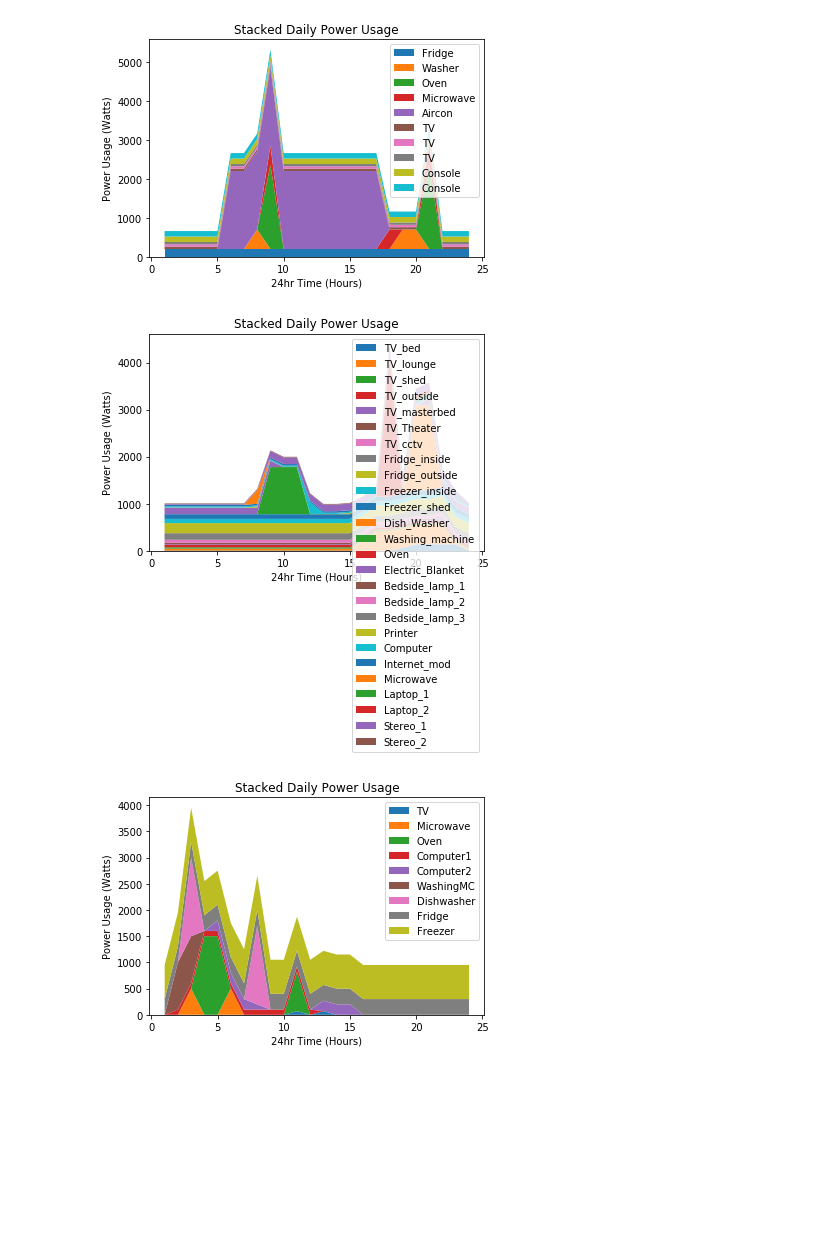
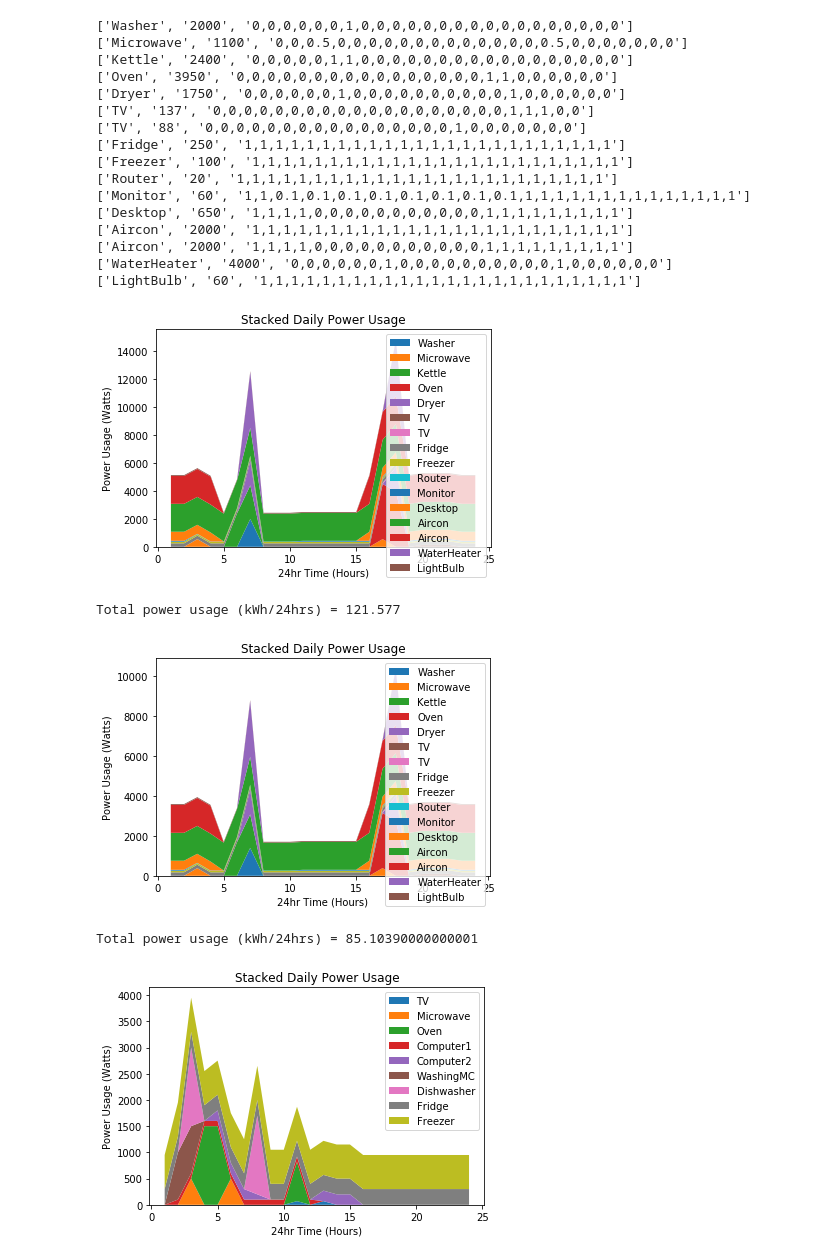
Before and after one commit to connorkuljis/Python-Power-Consumption-Project, a Jupyter notebook: Inves2/Inves2.ipynb, the cells around one changed output. Cells and saved outputs as stored; diff of their text form; code cells hidden in the pictures; blank space fills up the shorter version.

```diff
--- a/Inves2/Inves2.ipynb
+++ b/Inves2/Inves2.ipynb
@@ -10,9 +10,10 @@ usage = []
 times=range(1,25)
 
 # importing the csv file
-with open('myhouse.csv', newline='') as csvfile:
+with open('powermodel.csv', newline='') as csvfile:
     modelreader = csv.reader(csvfile, delimiter=':') # seperate on ':'
     for row in modelreader:
+        print(row) # printing elements
         # the format follows; ['appliance name','wattage','power usage']
         # currently each row is stored as a String
         # going to split each element into separate lists and convert datatype if needed
@@ -29,8 +30,10 @@ with open('myhouse.csv', newline='') as csvfile:
 
         # list comprehension splitting the long string of numbers into floats and multiplying by current wattage
         usagelist = [float(i) * appliancewattage for i in p_usage.split(',')]
+
         # appending usage
         usage.append(usagelist)
+
 
 plt.figure(1)
 plt.title("Stacked Daily Power Usage")
@@ -38,9 +41,34 @@ plt.xlabel("24hr Time (Hours)")
 plt.ylabel("Power Usage (Watts)")
 plt.stackplot(times, usage, labels=appliance)
 plt.legend(loc='upper right')
+plt.savefig("figure.png")
 plt.show()
+
+# summing values
+total = 0.0
+for a in usage:
+    for hour in a:
+        total = total + hour
+print("Total power usage (kWh/24hrs) = " + str(total/1000))
 # %% [output]
+['Washer', '2000', '0,0,0,0,0,0,1,0,0,0,0,0,0,0,0,0,0,0,0,0,0,0,0,0']
+['Microwave', '1100', '0,0,0.5,0,0,0,0,0,0,0,0,0,0,0,0,0,0.5,0,0,0,0,0,0,0']
+['Kettle', '2400', '0,0,0,0,0,1,1,0,0,0,0,0,0,0,0,0,0,0,0,0,0,0,0,0']
+['Oven', '3950', '0,0,0,0,0,0,0,0,0,0,0,0,0,0,0,0,1,1,0,0,0,0,0,0']
+['Dryer', '1750', '0,0,0,0,0,0,1,0,0,0,0,0,0,0,0,0,0,1,0,0,0,0,0,0']
+['TV', '137', '0,0,0,0,0,0,0,0,0,0,0,0,0,0,0,0,0,0,0,1,1,1,0,0']
+['TV', '88', '0,0,0,0,0,0,0,0,0,0,0,0,0,0,0,0,1,0,0,0,0,0,0,0']
+['Fridge', '250', '1,1,1,1,1,1,1,1,1,1,1,1,1,1,1,1,1,1,1,1,1,1,1,1']
+['Freezer', '100', '1,1,1,1,1,1,1,1,1,1,1,1,1,1,1,1,1,1,1,1,1,1,1,1']
+['Router', '20', '1,1,1,1,1,1,1,1,1,1,1,1,1,1,1,1,1,1,1,1,1,1,1,1']
+['Monitor', '60', '1,1,0.1,0.1,0.1,0.1,0.1,0.1,0.1,0.1,1,1,1,1,1,1,1,1,1,1,1,1,1,1']
+['Desktop', '650', '1,1,1,1,0,0,0,0,0,0,0,0,0,0,0,1,1,1,1,1,1,1,1,1']
+['Aircon', '2000', '1,1,1,1,1,1,1,1,1,1,1,1,1,1,1,1,1,1,1,1,1,1,1,1']
+['Aircon', '2000', '1,1,1,1,0,0,0,0,0,0,0,0,0,0,0,1,1,1,1,1,1,1,1,1']
+['WaterHeater', '4000', '0,0,0,0,0,0,1,0,0,0,0,0,0,0,0,0,0,1,0,0,0,0,0,0']
+['LightBulb', '60', '1,1,1,1,1,1,1,1,1,1,1,1,1,1,1,1,1,1,1,1,1,1,1,1']
-[figure, old version]
+[figure, new version]
+Total power usage (kWh/24hrs) = 121.577
 # %%
 import numpy as np
 import matplotlib.pyplot as plt
@@ -53,37 +81,44 @@ usage = []
 times=range(1,25)
 
 # importing the csv file
-with open('ben.csv', newline='') as csvfile:
+with open('powermodel.csv', newline='') as csvfile:
     modelreader = csv.reader(csvfile, delimiter=':') # seperate on ':'
     for row in modelreader:
         # the format follows; ['appliance name','wattage','power usage']
         # currently each row is stored as a String
         # going to split each element into separate lists and convert datatype if needed
 
         appliancenames = row[0]
-        appliancewattage = float(row[1])
+        appliancewattage = (0.7 * (float(row[1]))) # simulating solar power provides 30% of power
         p_usage = row[2]
 
         # appending appliance names
         appliance.append(appliancenames)
 
         # appending appliance wattage
         wattage.append(appliancewattage)
 
         # list comprehension splitting the long string of numbers into floats and multiplying by current wattage
         usagelist = [float(i) * appliancewattage for i in p_usage.split(',')]
         # appending usage
         usage.append(usagelist)
 
 plt.figure(1)
 plt.title("Stacked Daily Power Usage")
 plt.xlabel("24hr Time (Hours)")
 plt.ylabel("Power Usage (Watts)")
 plt.stackplot(times, usage, labels=appliance)
 plt.legend(loc='upper right')
 plt.show()
+# summing values
+total = 0.0
+for a in usage:
+    for hour in a:
+        total = total + hour
+print("Total power usage (kWh/24hrs) = " + str(total/1000))
 # %% [output]
-[figure, old version]
+[figure, new version]
+Total power usage (kWh/24hrs) = 85.10390000000001
 # %%
 import numpy as np
 import matplotlib.pyplot as plt
```
Also changed, not shown: 20 other files.
